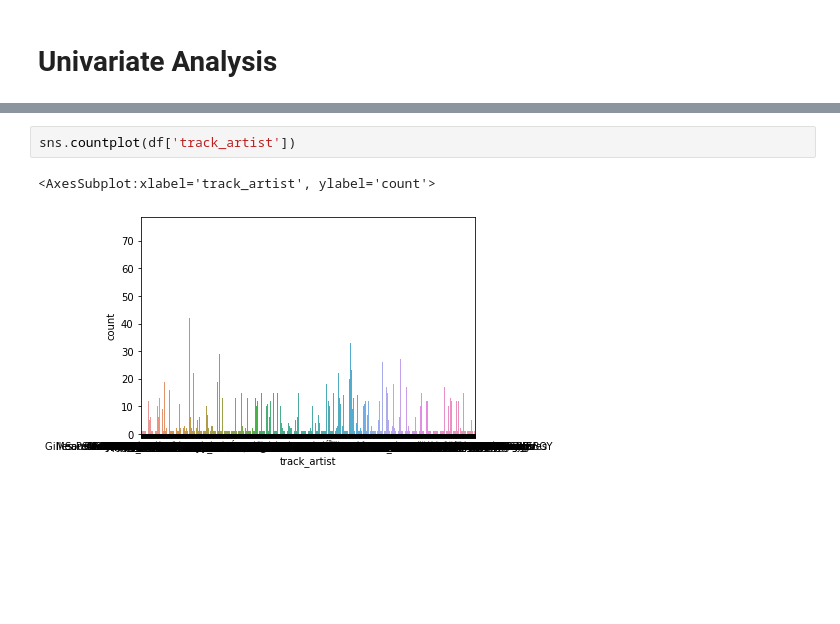
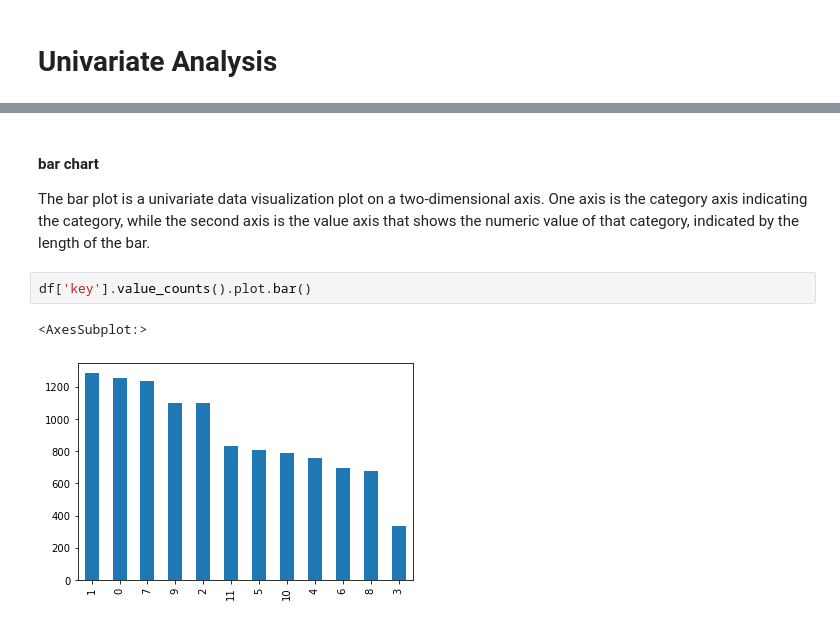
Before and after one commit to srirajbhogi/EDA---spotify-unpopular-songs-dataset-, a Jupyter notebook: spotify_unpopular_songs .ipynb, the cells around one changed output, grey strips where cells are left out. Drawn from its saved outputs; the diff is of its cells as text; blank space fills up the shorter version.

```diff
--- a/spotify_unpopular_songs .ipynb
+++ b/spotify_unpopular_songs .ipynb
@@ -357,5 +485,8 @@ df['track_artist'].value_counts().plot.bar()
+# %% [markdown]
+#### bar chart
+The bar plot is a univariate data visualization plot on a two-dimensional axis. One axis is the category axis indicating the category, while the second axis is the value axis that shows the numeric value of that category, indicated by the length of the bar.
 # %%
-sns.countplot(df['track_artist'])
+df['key'].value_counts().plot.bar()
 # %% [output]
-<AxesSubplot:xlabel='track_artist', ylabel='count'>
+<AxesSubplot:>
-[figure, old version]
+[figure, new version]
```
Also changed, not shown: parts of 56 cells of this notebook.
